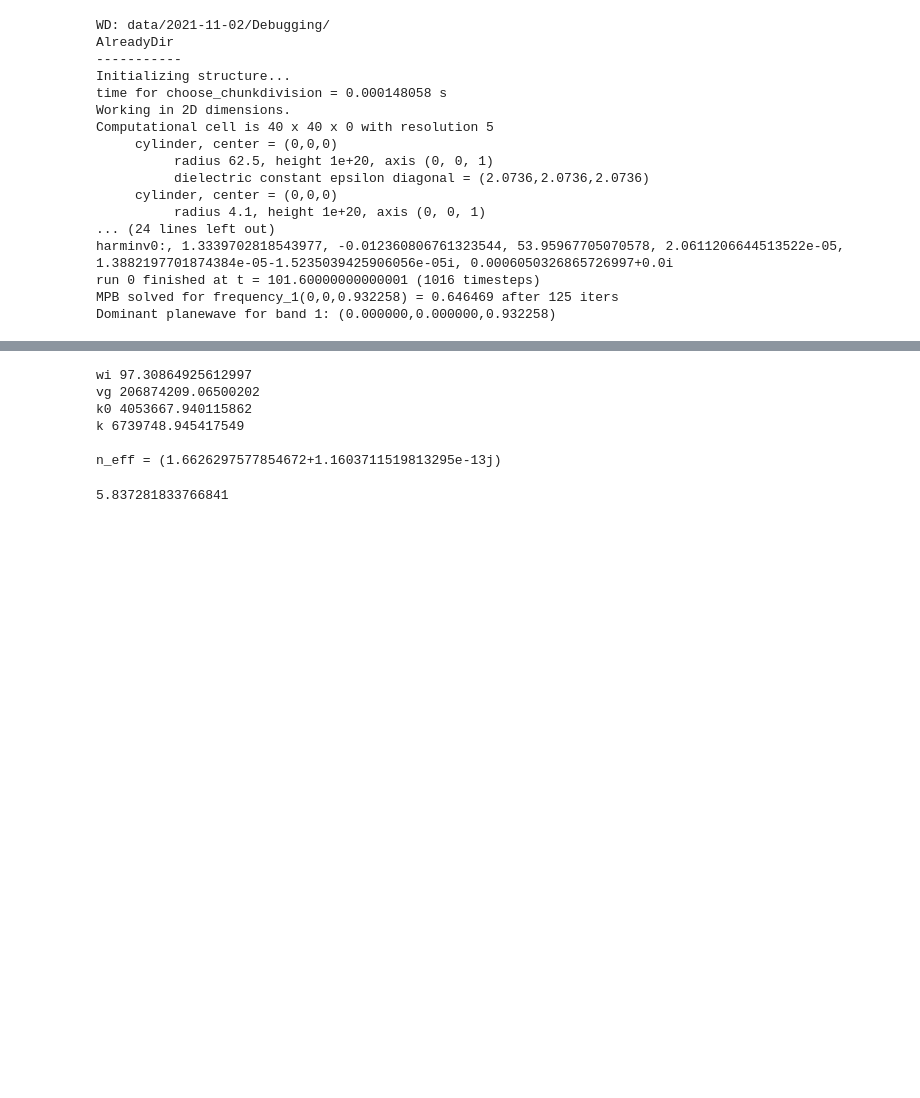
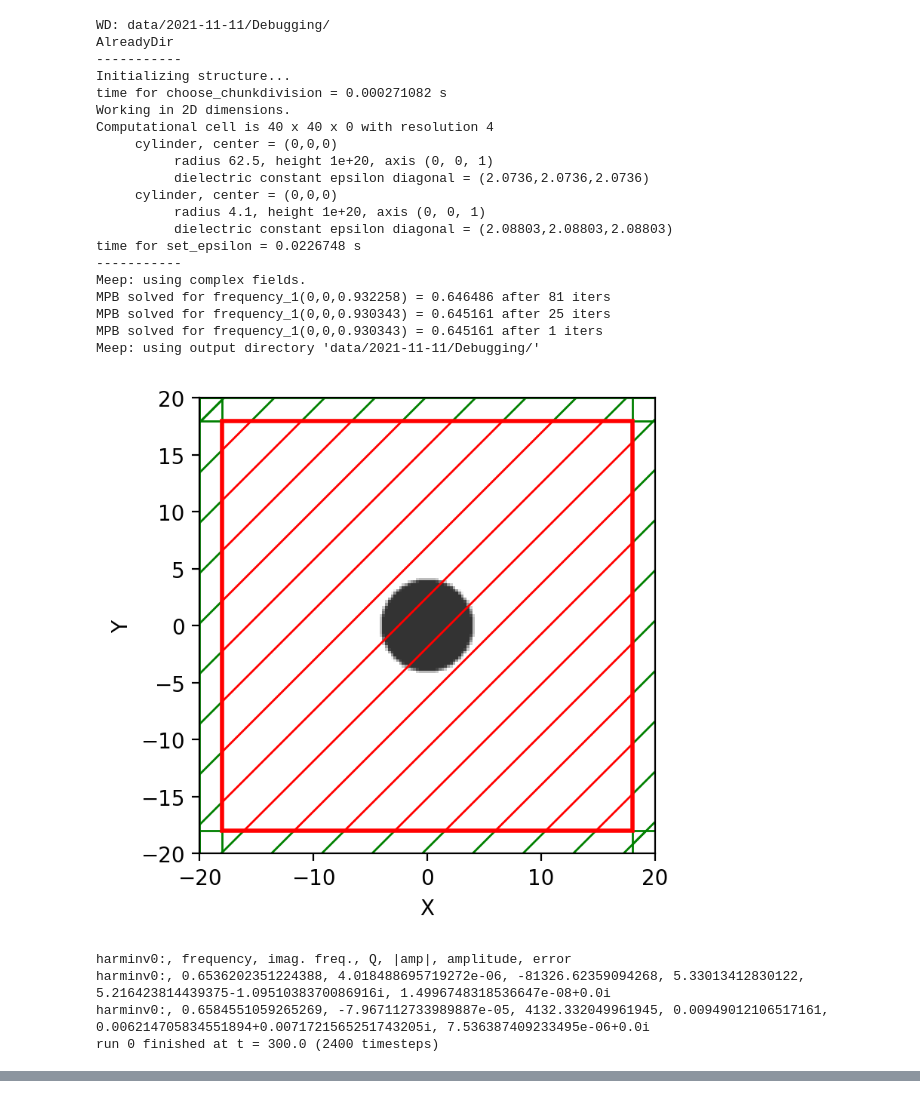
Before and after one commit to deyh2020/MEEP_Models, a Jupyter notebook: SidePolishedFabryPerot/EffectiveIndexModel/Effective Index Testing.ipynb, the cells around one changed output, grey strips where cells are left out. Saved outputs shown, nothing was run; the diff lists cells and outputs as text; code cells hidden in the pictures; blank space fills up the shorter version.

```diff
--- a/SidePolishedFabryPerot/EffectiveIndexModel/Effective Index Testing.ipynb
+++ b/SidePolishedFabryPerot/EffectiveIndexModel/Effective Index Testing.ipynb
@@ -5,43 +5,51 @@ import numpy as np
 
 Model = M.Model()
 
-
+Model.df     = 5e-2
 Model.res = 4
 Model.filename = 'Debugging'
 Model.Notes    = 'Trying to get Bloch BC working'
-#Model.SrcSize  = 20
+Model.SimSize  = 40
+
 
 Model.Pad = 0       #Cladding left over from polishing
-Model.df     = 10*Model.fcen
+
 
 Model.buildFibre()
 #Model.buildPolishedFibre(WPDMS=True)
 
 Model.BuildModel(Plot=True)
 
 #Model.GetEigenModes() #also sets sources up at the fundamental mode
 
-#Model.SimT = 100  #setSimtime in fs
+Model.SimT = 100  #setSimtime in fs
 #Model.RunAndPlotF()
 
 #Model.RunKpoints()
 Model.RunHarmv()
-#Model.RunAndPlotF()
 # %% [output]
-WD: data/2021-11-02/Debugging/
+WD: data/2021-11-11/Debugging/
 AlreadyDir
 -----------
 Initializing structure...
-time for choose_chunkdivision = 0.000148058 s
+time for choose_chunkdivision = 0.000271082 s
 Working in 2D dimensions.
-Computational cell is 40 x 40 x 0 with resolution 5
+Computational cell is 40 x 40 x 0 with resolution 4
      cylinder, center = (0,0,0)
           radius 62.5, height 1e+20, axis (0, 0, 1)
           dielectric constant epsilon diagonal = (2.0736,2.0736,2.0736)
      cylinder, center = (0,0,0)
           radius 4.1, height 1e+20, axis (0, 0, 1)
-... (24 lines left out)
-harminv0:, 1.3339702818543977, -0.012360806761323544, 53.95967705070578, 2.0611206644513522e-05, 1.3882197701874384e-05-1.5235039425906056e-05i, 0.0006050326865726997+0.0i
-run 0 finished at t = 101.60000000000001 (1016 timesteps)
-MPB solved for frequency_1(0,0,0.932258) = 0.646469 after 125 iters
-Dominant planewave for band 1: (0.000000,0.000000,0.932258)
+          dielectric constant epsilon diagonal = (2.08803,2.08803,2.08803)
+time for set_epsilon = 0.0226748 s
+-----------
+Meep: using complex fields.
+MPB solved for frequency_1(0,0,0.932258) = 0.646486 after 81 iters
+MPB solved for frequency_1(0,0,0.930343) = 0.645161 after 25 iters
+MPB solved for frequency_1(0,0,0.930343) = 0.645161 after 1 iters
+Meep: using output directory 'data/2021-11-11/Debugging/'
+[figure, added]
+harminv0:, frequency, imag. freq., Q, |amp|, amplitude, error
+harminv0:, 0.6536202351224388, 4.018488695719272e-06, -81326.62359094268, 5.33013412830122, 5.216423814439375-1.0951038370086916i, 1.4996748318536647e-08+0.0i
+harminv0:, 0.6584551059265269, -7.967112733989887e-05, 4132.332049961945, 0.00949012106517161, 0.006214705834551894+0.0071721565251743205i, 7.536387409233495e-06+0.0i
+run 0 finished at t = 300.0 (2400 timesteps)
@@ -48,45 +56,0 @@ Dominant planewave for band 1: (0.000000,0.000000,0.932258)
-# %%
-import cmath
-
-a = 1e-6
-c = 2.99e8
-
-
-wi = Model.harm.modes[0].decay * (2*np.pi/a)
-
-vg = Model.vg  * c     # grab group v and convert to m/s
-
-print('wi',wi)
-print('vg',vg)
-
-lam = 1.55e-6
-
-k0 = 2*np.pi/lam
-k  = 1/Model.kpoint.z * 2*np.pi/a
-
-print('k0',k0)
-print('k',k)
-
-bi = wi/vg
-
-b = complex(k,bi)
-
-print("")
-
-#print("Propagation Constant =",b)
-
-neff = b/k0
-
-print("n_eff =",neff)
-# %% [output]
-wi 97.30864925612997
-vg 206874209.06500202
-k0 4053667.940115862
-k 6739748.945417549
-
-n_eff = (1.6626297577854672+1.1603711519813295e-13j)
-# %%
-actualB = 1.44*2*np.pi/(1.55)
-print(actualB)
-# %% [output]
-5.837281833766841
```
Also changed, not shown: parts of 3 cells of this notebook, 6 other files.
